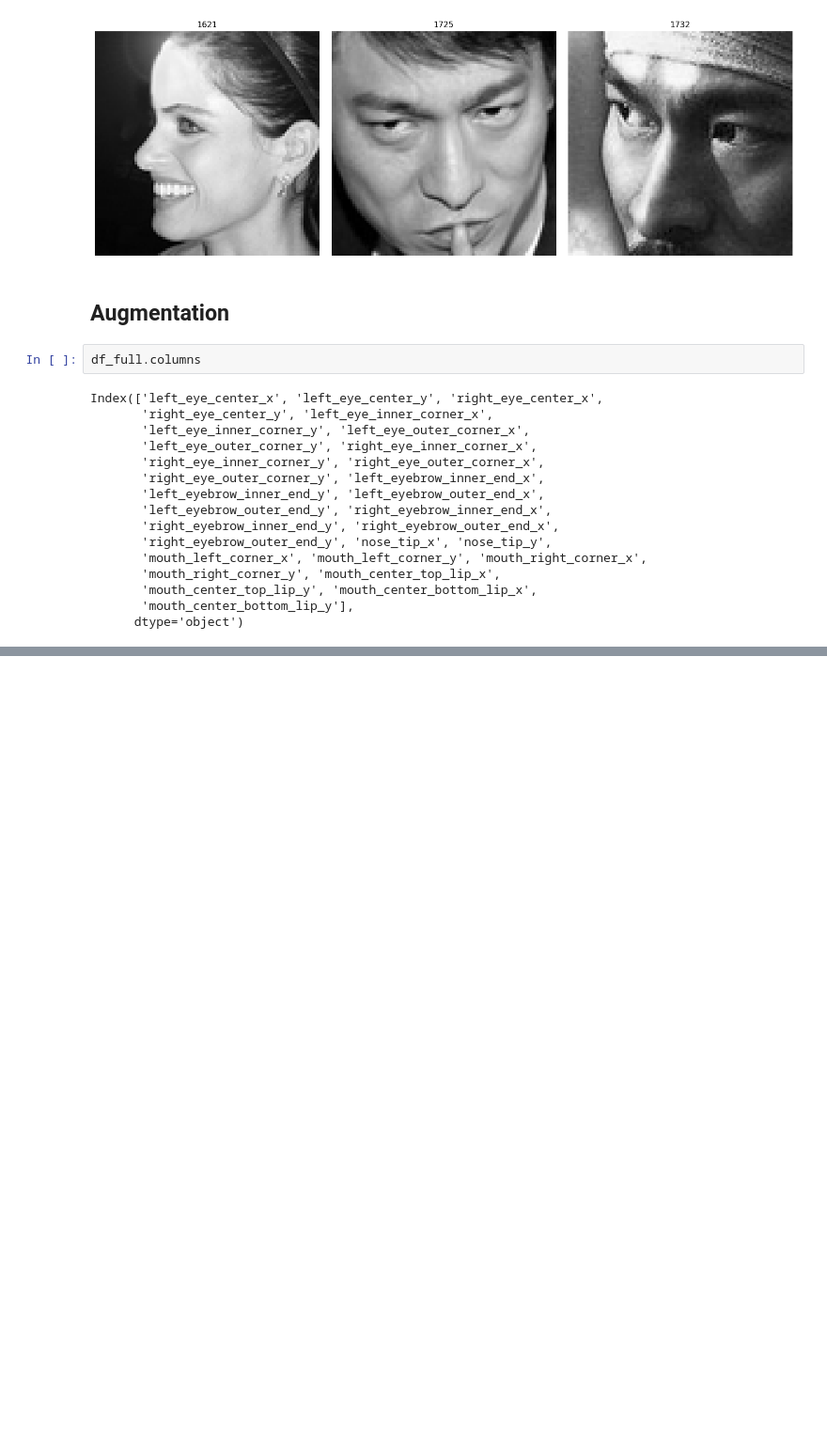
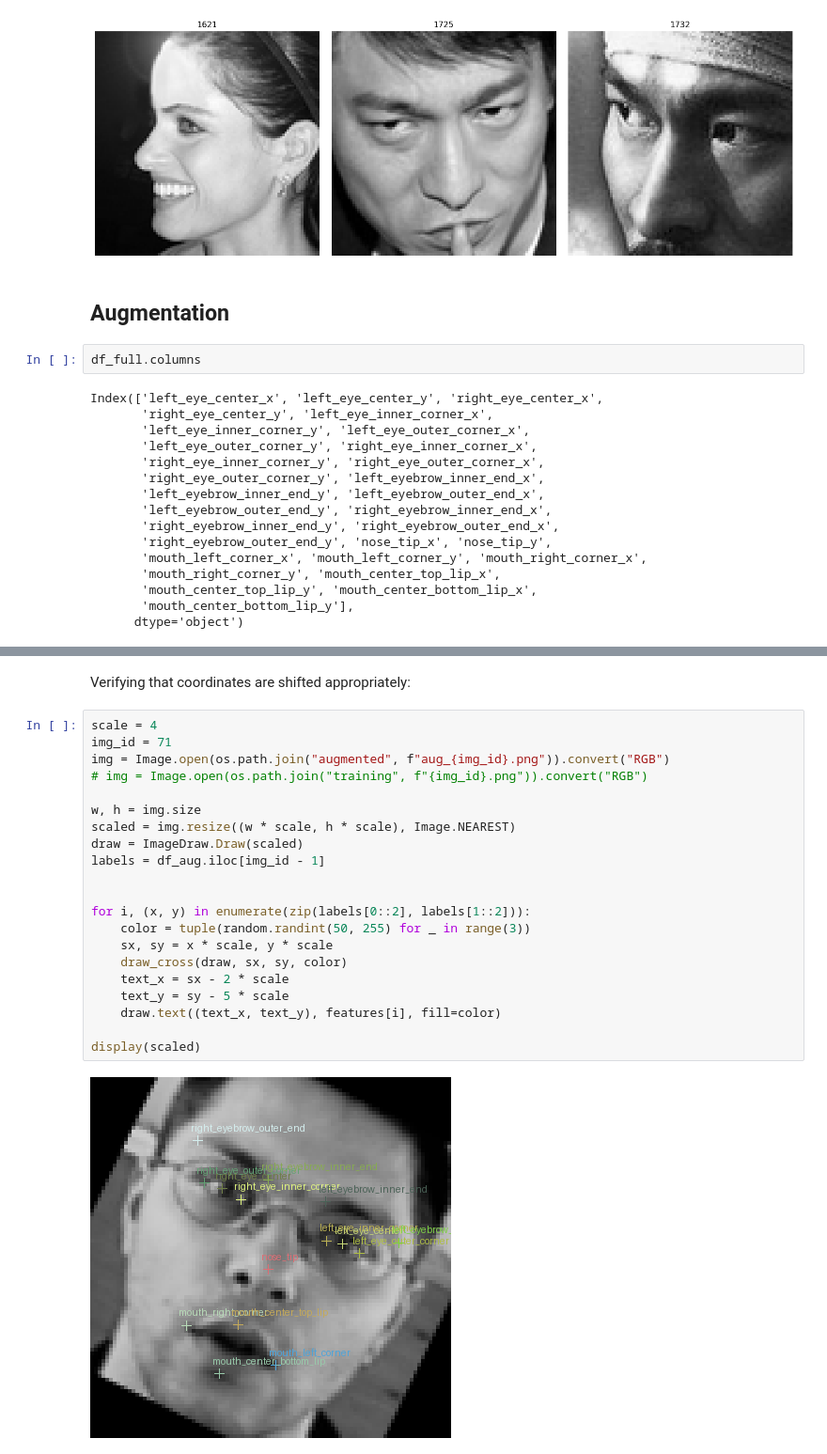
Before and after one commit to Yessirskiy/ZNEUS-25-FacialKeypoints, a Jupyter notebook: EDA.ipynb, the cells around one changed output, grey strips where cells are left out. Shown at 94% size. Saved outputs shown, nothing was run; the diff lists cells and outputs as text; blank space fills up the shorter version.

Commit message:
EDA: verifying augmentation

```diff
--- a/EDA.ipynb
+++ b/EDA.ipynb
@@ -526,0 +532,25 @@ plt.show()
+# %% [markdown]
+Verifying that coordinates are shifted appropriately:
+# %%
+scale = 4
+img_id = 71
+img = Image.open(os.path.join("augmented", f"aug_{img_id}.png")).convert("RGB")
+# img = Image.open(os.path.join("training", f"{img_id}.png")).convert("RGB")
+
+w, h = img.size
+scaled = img.resize((w * scale, h * scale), Image.NEAREST)
+draw = ImageDraw.Draw(scaled)
+labels = df_aug.iloc[img_id - 1]
+
+
+for i, (x, y) in enumerate(zip(labels[0::2], labels[1::2])):
+    color = tuple(random.randint(50, 255) for _ in range(3))
+    sx, sy = x * scale, y * scale
+    draw_cross(draw, sx, sy, color)
+    text_x = sx - 2 * scale
+    text_y = sy - 5 * scale
+    draw.text((text_x, text_y), features[i], fill=color)
+
+display(scaled)
+# %% [output]
+[figure, added]
```
Also changed, not shown: parts of 3 cells of this notebook.
